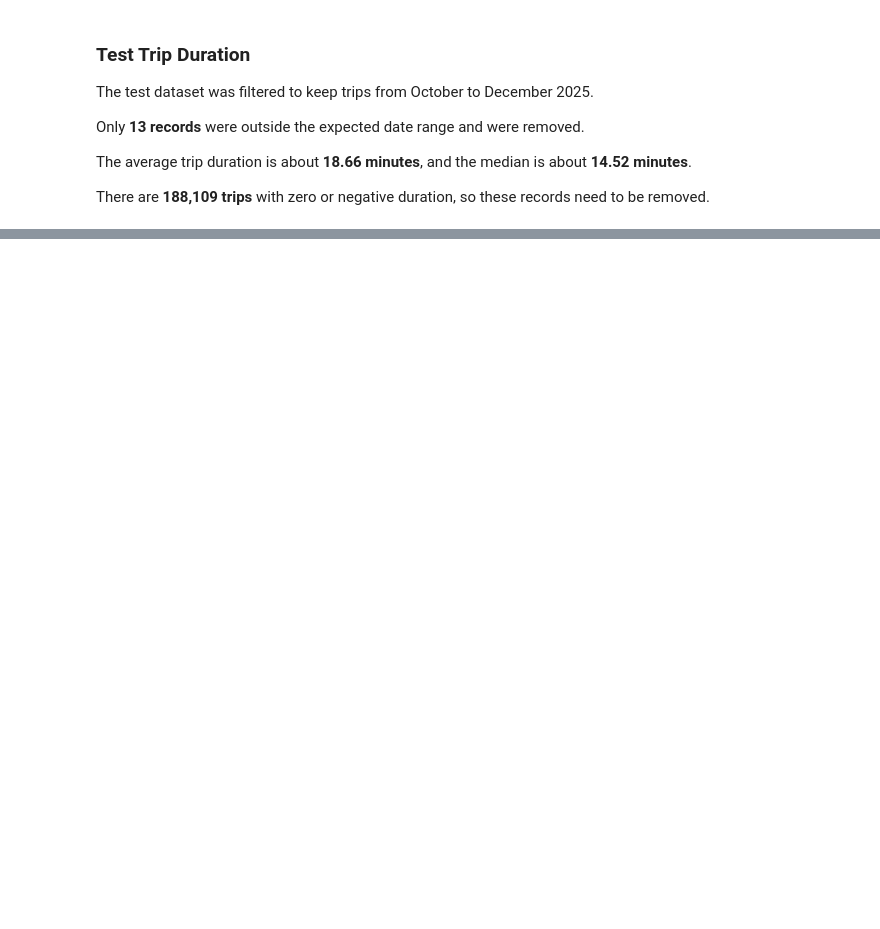
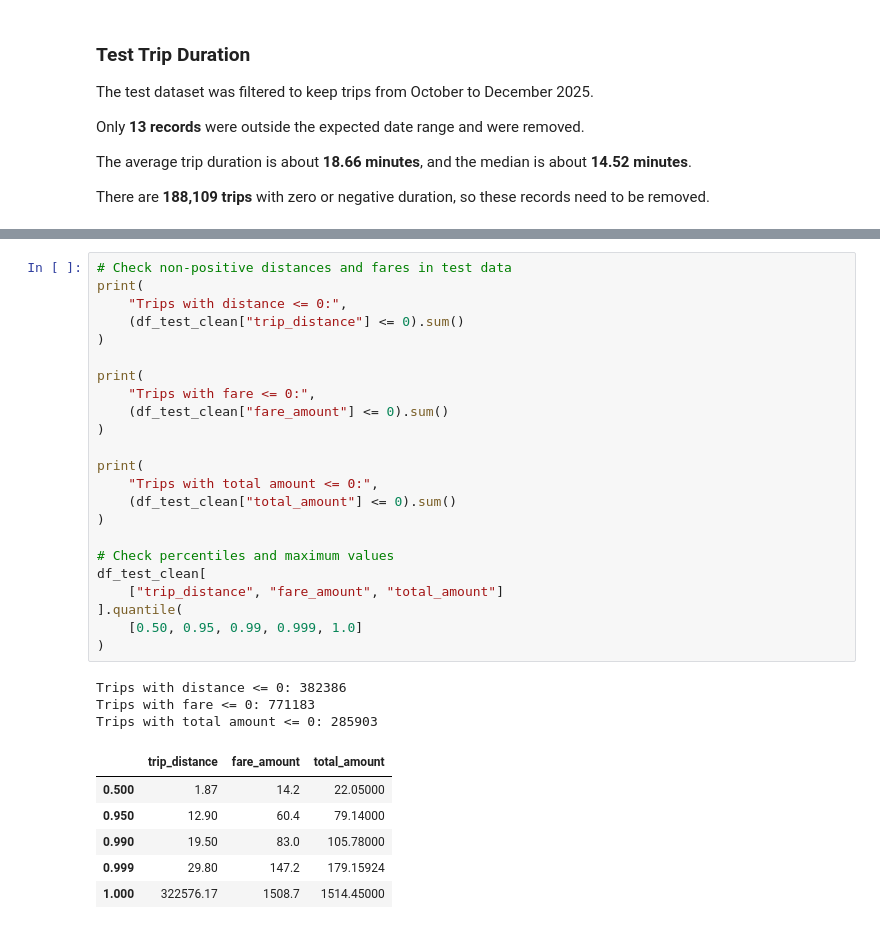
Before and after one commit to yuanzhumia0/CA1-2026025-Machine-Learning-for-Business, a Jupyter notebook: yuanzhu CA1.ipynb, the cells around one changed output, grey strips where cells are left out. Cells and saved outputs as stored; diff of their text form; blank space fills up the shorter version.

Commit message:
Clean October to December test dataset

```diff
--- a/yuanzhu CA1.ipynb
+++ b/yuanzhu CA1.ipynb
@@ -1061,0 +1280,33 @@ print("Rows remaining:", len(df_test_clean))
+# %%
+# Check non-positive distances and fares in test data
+print(
+    "Trips with distance <= 0:",
+    (df_test_clean["trip_distance"] <= 0).sum()
+)
+
+print(
+    "Trips with fare <= 0:",
+    (df_test_clean["fare_amount"] <= 0).sum()
+)
+
+print(
+    "Trips with total amount <= 0:",
+    (df_test_clean["total_amount"] <= 0).sum()
+)
+
+# Check percentiles and maximum values
+df_test_clean[
+    ["trip_distance", "fare_amount", "total_amount"]
+].quantile(
+    [0.50, 0.95, 0.99, 0.999, 1.0]
+)
+# %% [output]
+Trips with distance <= 0: 382386
+Trips with fare <= 0: 771183
+Trips with total amount <= 0: 285903
+|  | trip_distance | fare_amount | total_amount |
+| 0.500 | 1.87 | 14.2 | 22.05000 |
+| 0.950 | 12.90 | 60.4 | 79.14000 |
+| 0.990 | 19.50 | 83.0 | 105.78000 |
+| 0.999 | 29.80 | 147.2 | 179.15924 |
+| 1.000 | 322576.17 | 1508.7 | 1514.45000 |
```
Also changed, not shown: parts of 29 cells of this notebook.
